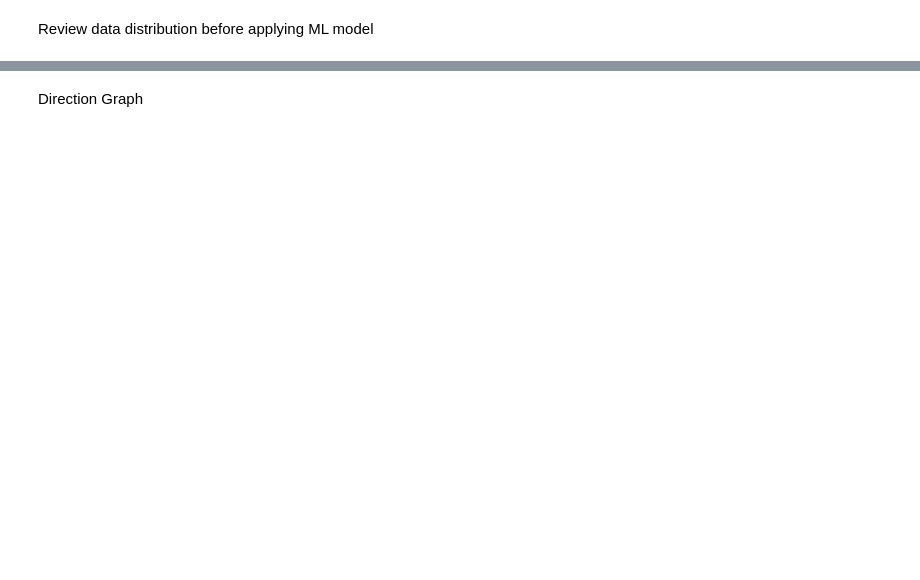
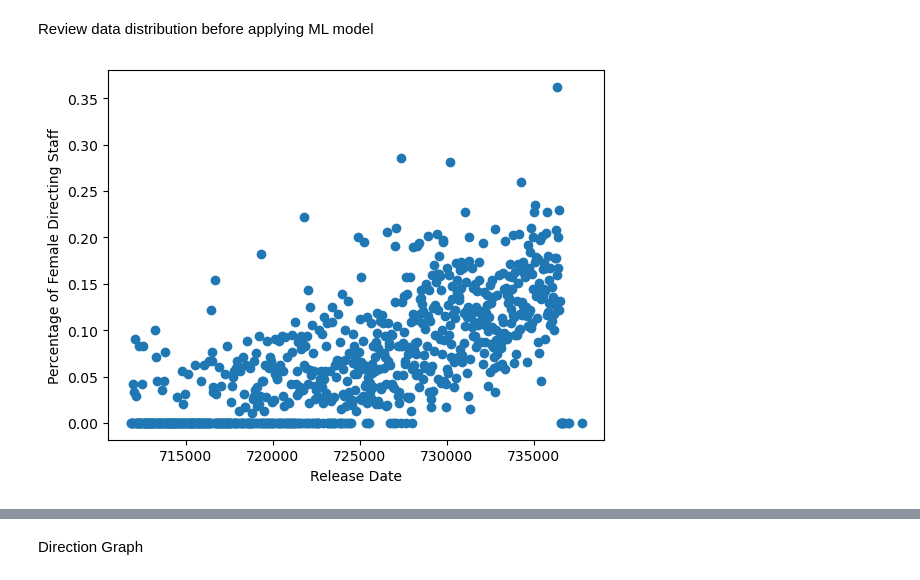
Before and after one commit to caseygomez/Female-Representation-In-The-Film-Industry, a Jupyter notebook: regression_by_dept.ipynb, the cells around one changed output, grey strips where cells are left out. Cells and saved outputs as stored; diff of their text form; code cells hidden in the pictures; blank space fills up the shorter version.

```diff
--- a/regression_by_dept.ipynb
+++ b/regression_by_dept.ipynb
@@ -359,0 +590,4 @@ directing_df.dtypes
+# %%
+# convert year_month column to datetime format
+directing_df['year_month'] = pd.to_datetime(directing_df['year_month'])
+directing_df.dtypes
@@ -359,0 +600,4 @@ directing_df.dtypes
+# %%
+# convert year_month to ordinal for ML
+directing_df['year_month']=directing_df['year_month'].map(dt.datetime.toordinal)
+directing_df.dtypes
@@ -360,2 +610,3 @@ directing_df.dtypes
 # %%
-directing_count = directing_df.groupby(['release_date'])['percent_female'].sum()
+directing_count = directing_df.groupby(['year_month'])['percent_female'].mean()
+directing_count
@@ -369,7 +632,7 @@ directing = directing_count.to_frame()
 
 # Reset index  DO NOT RERUN
 # Reset index  DO NOT RERUN
-directing = directing.rename_axis('release_date').reset_index()
+directing  = directing.rename_axis('year_month').reset_index()
 
 # Review df
 directing
@@ -377,9 +654,11 @@ directing
 Review data distribution before applying ML model
 # %%
 # Preview data
-plt.scatter(directing.release_date, directing.percent_female)
+plt.scatter(directing.year_month, directing.percent_female)
 plt.xlabel('Release Date')
 plt.ylabel('Percentage of Female Directing Staff')
 plt.show()
+# %% [output]
+[figure, added]
 # %%
 #  x axis
```
Also changed, not shown: parts of 61 cells of this notebook.
